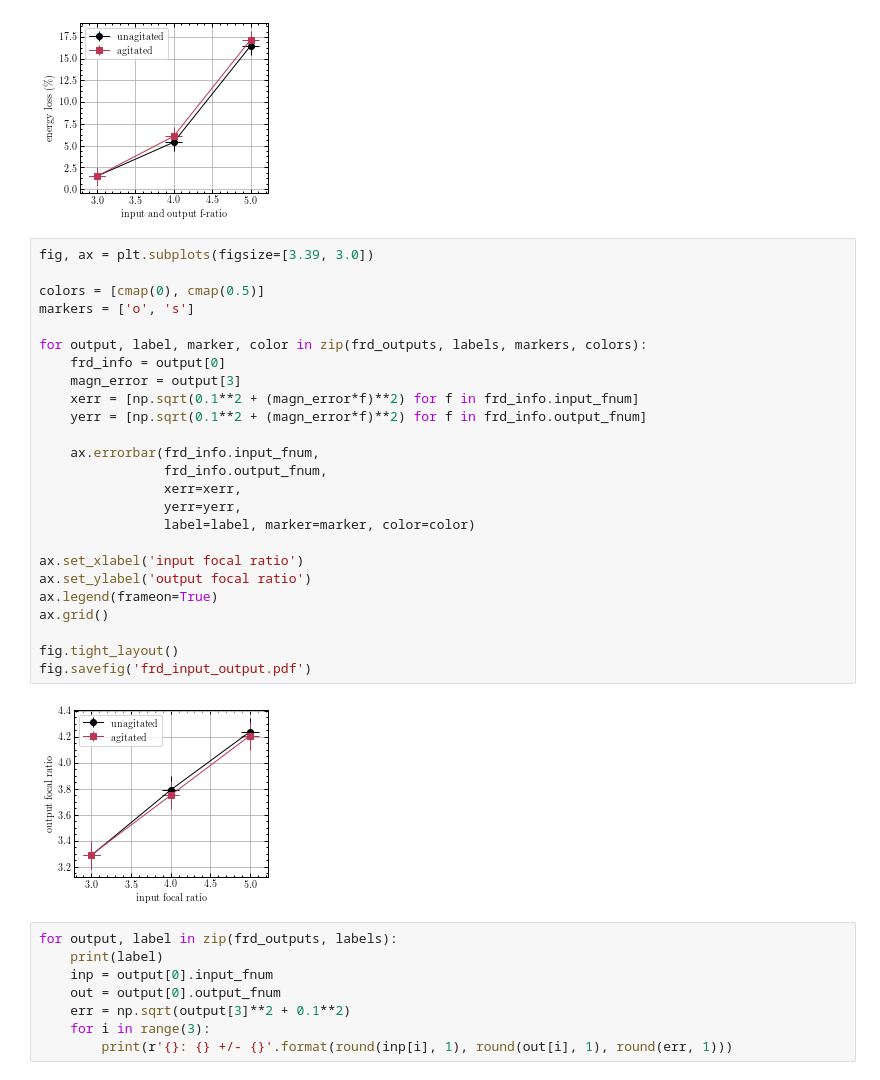
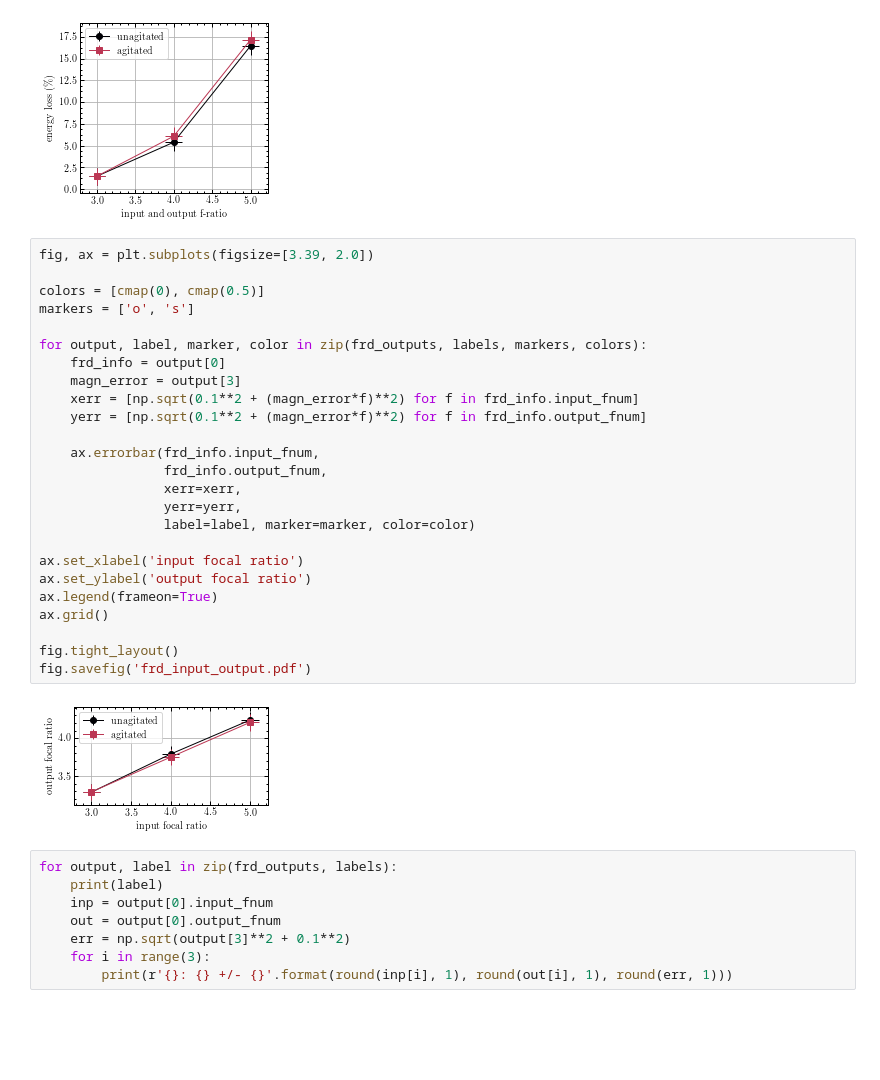
Before and after one commit to rpetersburg/modal_noise_paper, a Jupyter notebook: images/modal_noise_frd.ipynb, the cells around one changed output. Cells and saved outputs as stored; diff of their text form; blank space fills up the shorter version.

```diff
--- a/images/modal_noise_frd.ipynb
+++ b/images/modal_noise_frd.ipynb
@@ -168,32 +168,32 @@ fig.savefig('frd_energy_loss.pdf')
 # %% [output]
 [figure]
 # %%
-fig, ax = plt.subplots(figsize=[3.39, 3.0])
+fig, ax = plt.subplots(figsize=[3.39, 2.0])
 
 colors = [cmap(0), cmap(0.5)]
 markers = ['o', 's']
 
 for output, label, marker, color in zip(frd_outputs, labels, markers, colors):
     frd_info = output[0]
     magn_error = output[3]
     xerr = [np.sqrt(0.1**2 + (magn_error*f)**2) for f in frd_info.input_fnum]
     yerr = [np.sqrt(0.1**2 + (magn_error*f)**2) for f in frd_info.output_fnum]
 
     ax.errorbar(frd_info.input_fnum,
                 frd_info.output_fnum,
                 xerr=xerr,
                 yerr=yerr,
                 label=label, marker=marker, color=color)
 
 ax.set_xlabel('input focal ratio')
 ax.set_ylabel('output focal ratio')
 ax.legend(frameon=True)
 ax.grid()
 
 fig.tight_layout()
 fig.savefig('frd_input_output.pdf')
 # %% [output]
-[figure, old version]
+[figure, new version]
 # %%
 for output, label in zip(frd_outputs, labels):
     print(label)
```
Also changed, not shown: 25 other files.
